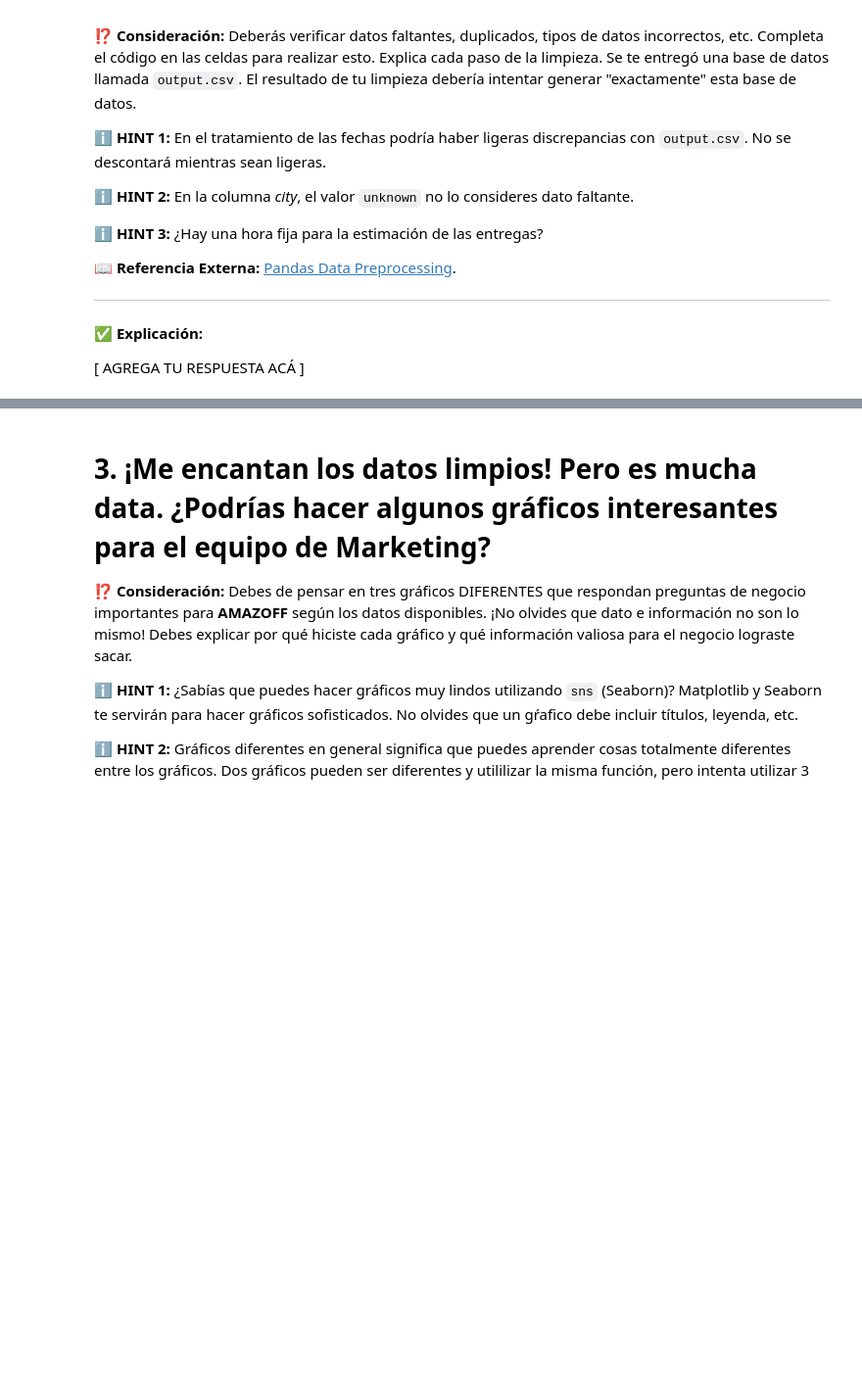
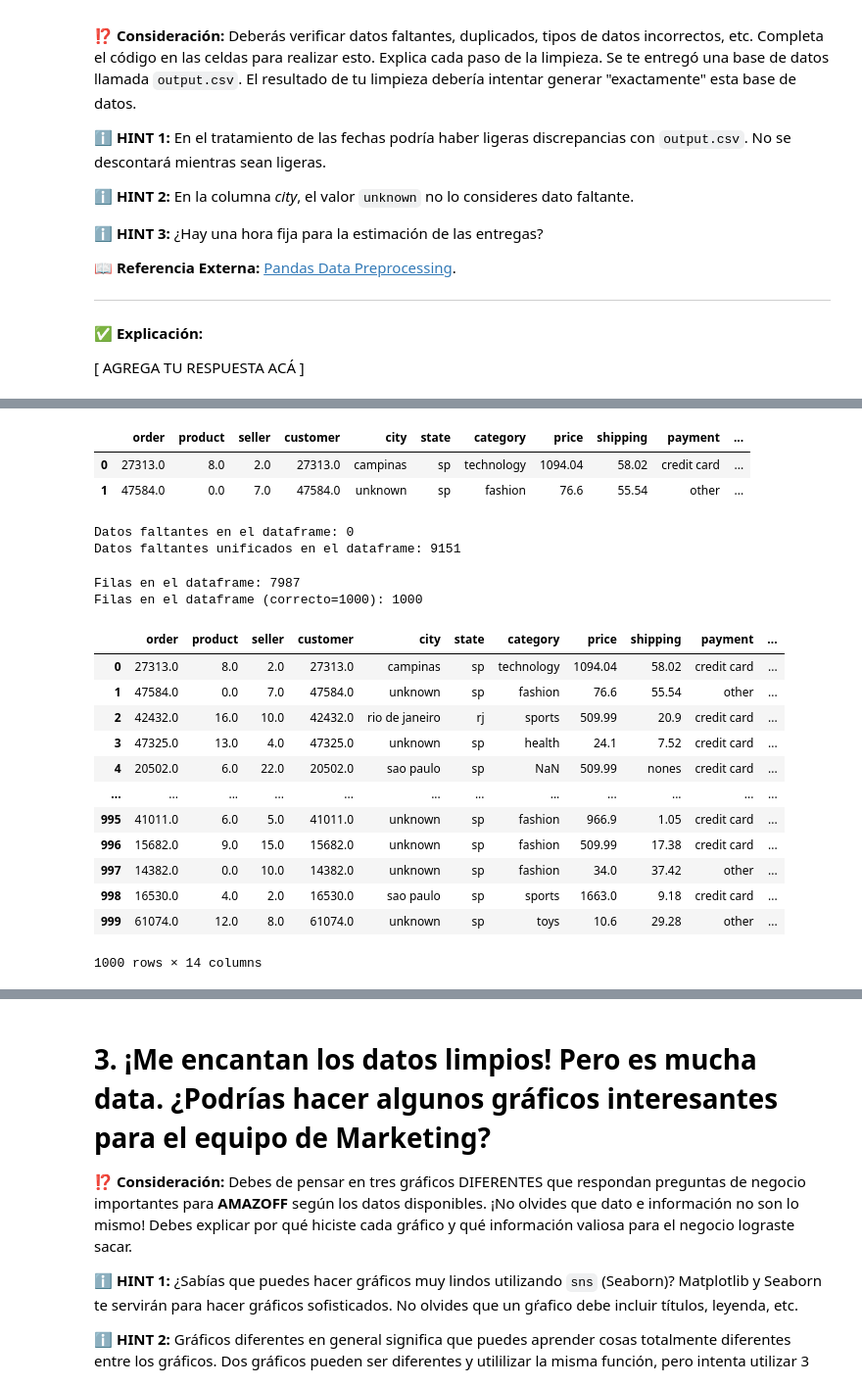
Before and after one commit to julvc/python_diplo, a Jupyter notebook: Julio_Varas_MP1.ipynb, the cells around one changed output, grey strips where cells are left out. Shown at 98% size. Cells and saved outputs as stored; diff of their text form; code cells hidden in the pictures; blank space fills up the shorter version.

```diff
--- a/Julio_Varas_MP1.ipynb
+++ b/Julio_Varas_MP1.ipynb
@@ -207,9 +221,9 @@ output
 # %%
 # Renombra las columnas que tengan un nombre incorrecto.
 # HINT: Utiliza el método rename con un diccionario.
-
+#pd.options.mode.chained_assignment = None
 df.rename(
-    columns=# [ AGREGA TU CÓDIGO AQUÍ ]
+    columns={'precio':'price'},
     inplace=True,
     errors='ignore'
 )
@@ -217,36 +231,81 @@ df.rename(
 # Pasar todas las columnas de texto a minúsculas.
 # HINT: Columnas tipo object son columnas de texto (string).
 
-# [ AGREGA TU CÓDIGO AQUÍ ]
+df.update(df.select_dtypes(include='object').apply(lambda x: x.astype(str).str.lower()))
+df.update(df.select_dtypes(include='string').apply(lambda x: x.astype(str).str.lower()))
+df.head(2)
+# %% [output]
+|  | order | product | seller | customer | city | state | category | price | shipping | payment | ... |
+| 0 | 27313.0 | 8.0 | 2.0 | 27313.0 | campinas | sp | technology | 1094.04 | 58.02 | credit card | ... |
+| 1 | 47584.0 | 0.0 | 7.0 | 47584.0 | unknown | sp | fashion | 76.6 | 55.54 | other | ... |
 # %%
 # Identificar datos faltantes diferentes y unificarlos. Unifícalos en np.nan.
 # HINT: Utiliza df.value_counts("col") para identificar los valores faltantes en cada columna.
 # HINT: Considera los diferentes valores faltantes. Hay al menos 5 diferentes.
 
+#print('VALOR DE city',df.value_counts('city'))
+#print('VALOR DE state',df.value_counts('state'))
+#print('VALOR DE category',df.value_counts('category'))
+#print('VALOR DE shipping',df.value_counts('shipping'))
+#print('VALOR DE payment',df.value_counts('payment'))
+#print('VALOR DE purchased',df.value_counts('purchased'))
+#print('VALOR DE delivered',df.value_counts('delivered'))
+#print('VALOR DE estimated_delivery',df.value_counts('estimated_delivery'))
+#print('VALOR DE rating',df.value_counts('rating'))
+
+
 print(f'Datos faltantes en el dataframe: {df.isnull().sum().sum()}')
 
 MISSING_VALUES = [
-    # [ AGREGA TU CÓDIGO AQUÍ ]
+    '<na>',
+    '<NA>'
+    'nones',
+    'valores em falta',
+    'nan',
+    'no_info'
 ]
 df.replace(MISSING_VALUES, np.nan, inplace=True)
 
 print(f'Datos faltantes unificados en el dataframe: {df.isnull().sum().sum()}')
+# %% [output]
+Datos faltantes en el dataframe: 0
+Datos faltantes unificados en el dataframe: 9151
 # %%
 # Elimina datos duplicados.
 # HINT: ¿Qué dato debería ser único en cada fila?
 
 print(f'Filas en el dataframe: {df.shape[0]}')
 
-# [ AGREGA TU CÓDIGO AQUÍ ]
+df.drop_duplicates(subset='order', keep='first', inplace=True, ignore_index=True)
 
 print(f'Filas en el dataframe (correcto=1000): {df.shape[0]}')
+# %% [output]
+Filas en el dataframe: 7987
+Filas en el dataframe (correcto=1000): 1000
 # %%
 # ¿Ves algo raro en los precios? ¿Qué deberías hacer con ellos?
 # HINT: ¿Split? ¿Replace? ¿Lambda functions?
 # HINT: Métodos de strings en pandas.
 
-df.price = # [ AGREGA TU CÓDIGO AQUÍ ]
-df.shipping = # [ AGREGA TU CÓDIGO AQUÍ ]
+df.price = df['price'].str.replace(' r$', '')
+df.shipping = df['shipping'].str.replace(' reais', '')
+df.update(df.price)
+df.update(df.shipping)
+df
+# %% [output]
+|  | order | product | seller | customer | city | state | category | price | shipping | payment | ... |
+| 0 | 27313.0 | 8.0 | 2.0 | 27313.0 | campinas | sp | technology | 1094.04 | 58.02 | credit card | ... |
+| 1 | 47584.0 | 0.0 | 7.0 | 47584.0 | unknown | sp | fashion | 76.6 | 55.54 | other | ... |
+| 2 | 42432.0 | 16.0 | 10.0 | 42432.0 | rio de janeiro | rj | sports | 509.99 | 20.9 | credit card | ... |
+| 3 | 47325.0 | 13.0 | 4.0 | 47325.0 | unknown | sp | health | 24.1 | 7.52 | credit card | ... |
+| 4 | 20502.0 | 6.0 | 22.0 | 20502.0 | sao paulo | sp | NaN | 509.99 | nones | credit card | ... |
+| ... | ... | ... | ... | ... | ... | ... | ... | ... | ... | ... | ... |
+| 995 | 41011.0 | 6.0 | 5.0 | 41011.0 | unknown | sp | fashion | 966.9 | 1.05 | credit card | ... |
+| 996 | 15682.0 | 9.0 | 15.0 | 15682.0 | unknown | sp | fashion | 509.99 | 17.38 | credit card | ... |
+| 997 | 14382.0 | 0.0 | 10.0 | 14382.0 | unknown | sp | fashion | 34.0 | 37.42 | other | ... |
+| 998 | 16530.0 | 4.0 | 2.0 | 16530.0 | sao paulo | sp | sports | 1663.0 | 9.18 | credit card | ... |
+| 999 | 61074.0 | 12.0 | 8.0 | 61074.0 | unknown | sp | toys | 10.6 | 29.28 | other | ... |
+1000 rows × 14 columns
 # %%
 # Pasa los datos que deberían ser numéricos a numéricos.
 # HINT: Hay datos númericos que son enteros (int) y otros que son decimales (float).
```
Also changed, not shown: parts of 7 cells of this notebook.
